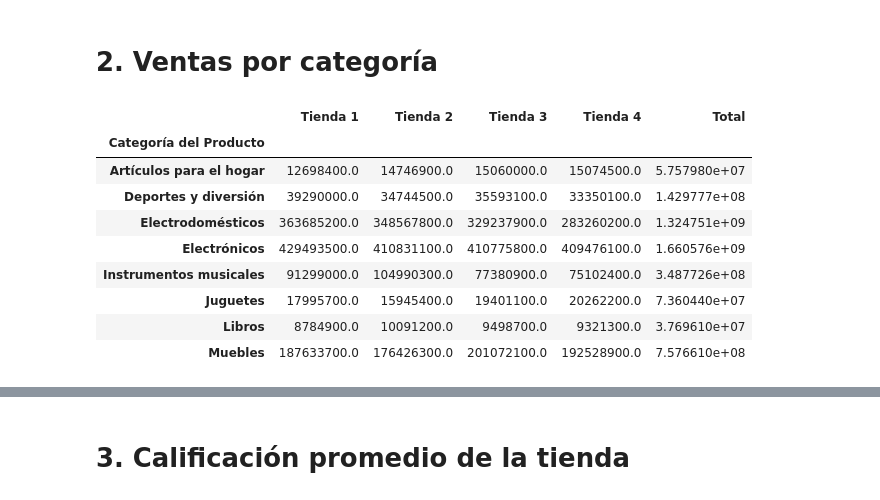
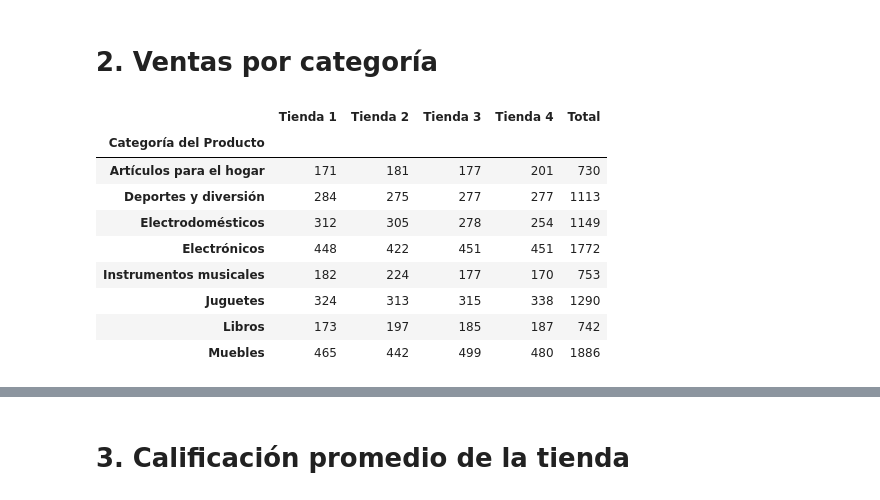
Before and after one commit to claudio1804-12/challenge1, a Jupyter notebook: AluraStoreLatam.ipynb, the cells around one changed output, grey strips where cells are left out. Cells and saved outputs as stored; diff of their text form; code cells hidden in the pictures.

```diff
--- a/AluraStoreLatam.ipynb
+++ b/AluraStoreLatam.ipynb
@@ -77,19 +77,27 @@ plt.show()
 # %%
 v1=store1.groupby('Categoría del Producto')['Precio'].sum()
 v2=store2.groupby('Categoría del Producto')['Precio'].sum()
 v3=store3.groupby('Categoría del Producto')['Precio'].sum()
 v4=store4.groupby('Categoría del Producto')['Precio'].sum()
 ventas = pd.DataFrame({'Tienda 1':v1,'Tienda 2':v2,'Tienda 3':v3,'Tienda 4':v4})
 ventas['Total'] = ventas.sum(axis=1)
 ventas
+
+b1=store1.value_counts('Categoría del Producto')
+b2=store2.value_counts('Categoría del Producto')
+b3=store3.value_counts('Categoría del Producto')
+b4=store4.value_counts('Categoría del Producto')
+u_ventas = pd.DataFrame({'Tienda 1':b1,'Tienda 2':b2,'Tienda 3':b3,'Tienda 4':b4})
+u_ventas['Total'] = u_ventas.sum(axis=1)
+u_ventas
 # %% [output]
 |  | Tienda 1 | Tienda 2 | Tienda 3 | Tienda 4 | Total |
 | Categoría del Producto |  |  |  |  |  |
-| Artículos para el hogar | 12698400.0 | 14746900.0 | 15060000.0 | 15074500.0 | 5.757980e+07 |
-| Deportes y diversión | 39290000.0 | 34744500.0 | 35593100.0 | 33350100.0 | 1.429777e+08 |
-| Electrodomésticos | 363685200.0 | 348567800.0 | 329237900.0 | 283260200.0 | 1.324751e+09 |
-| Electrónicos | 429493500.0 | 410831100.0 | 410775800.0 | 409476100.0 | 1.660576e+09 |
-| Instrumentos musicales | 91299000.0 | 104990300.0 | 77380900.0 | 75102400.0 | 3.487726e+08 |
-| Juguetes | 17995700.0 | 15945400.0 | 19401100.0 | 20262200.0 | 7.360440e+07 |
-| Libros | 8784900.0 | 10091200.0 | 9498700.0 | 9321300.0 | 3.769610e+07 |
-| Muebles | 187633700.0 | 176426300.0 | 201072100.0 | 192528900.0 | 7.576610e+08 |
+| Artículos para el hogar | 171 | 181 | 177 | 201 | 730 |
+| Deportes y diversión | 284 | 275 | 277 | 277 | 1113 |
+| Electrodomésticos | 312 | 305 | 278 | 254 | 1149 |
+| Electrónicos | 448 | 422 | 451 | 451 | 1772 |
+| Instrumentos musicales | 182 | 224 | 177 | 170 | 753 |
+| Juguetes | 324 | 313 | 315 | 338 | 1290 |
+| Libros | 173 | 197 | 185 | 187 | 742 |
+| Muebles | 465 | 442 | 499 | 480 | 1886 |
```
Also changed, not shown: parts of 3 cells of this notebook.
